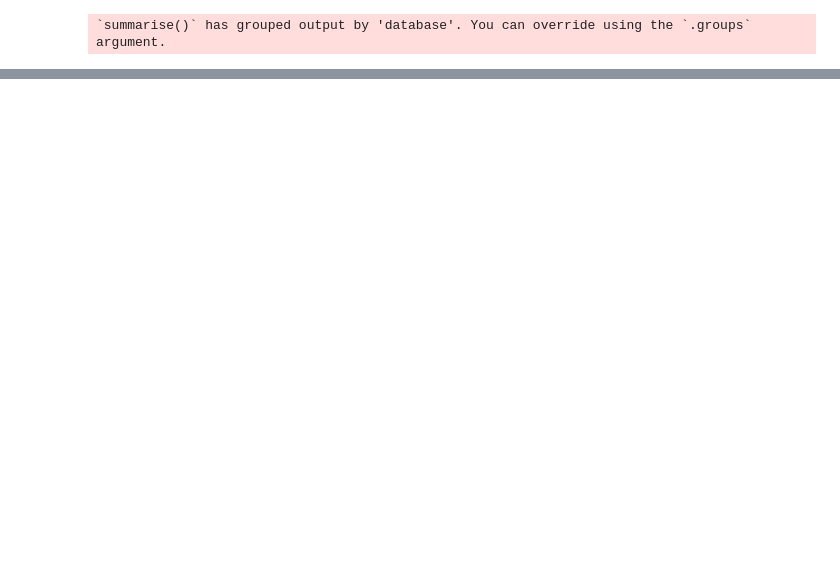
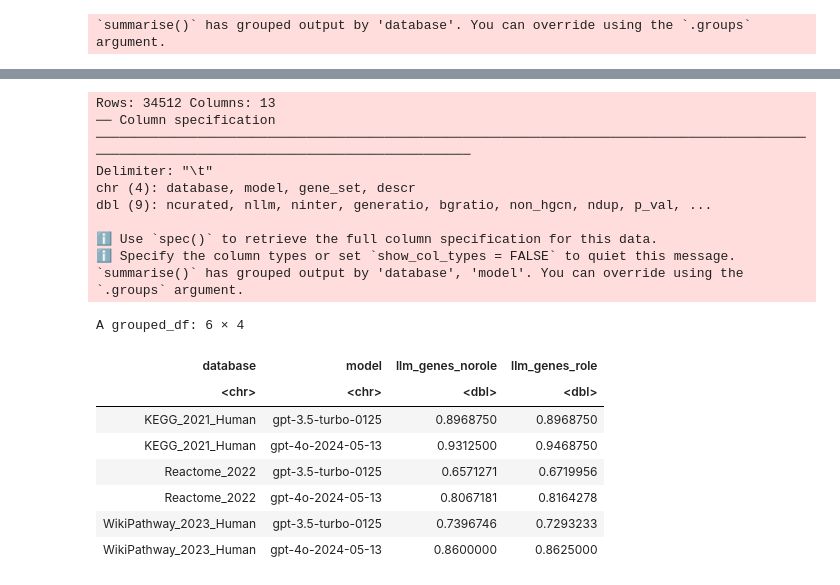
Before and after one commit to Alector-BIO/llm2geneset, a Jupyter notebook: notebooks/figures.ipynb, the cells around one changed output, grey strips where cells are left out. Cells and saved outputs as stored; diff of their text form; code cells hidden in the pictures; blank space fills up the shorter version.

```diff
--- a/notebooks/figures.ipynb
+++ b/notebooks/figures.ipynb
@@ -436,0 +216,28 @@ ggsave(filename = "figures/6_go_depth.pdf", plot = combined_plot, device = "pdf"
+# %%
+df <- readr::read_tsv("genes_overlap.tsv")
+result <- df %>%
+  filter(gene_set %in% c("llm_genes_role", "llm_genes_norole")) %>%
+  group_by(database, model, gene_set) %>%
+  summarise(fraction = mean(p_val_adj < 0.01, na.rm = TRUE))
+comparison_df <- result %>%
+  pivot_wider(names_from = gene_set, values_from = fraction)
+comparison_df
+# %% [output]
+Rows: 34512 Columns: 13
+── Column specification ───────────────────────────────────────────────────────────────────────────────────────────────────────────────────────────────────────────
+Delimiter: "\t"
+chr (4): database, model, gene_set, descr
+dbl (9): ncurated, nllm, ninter, generatio, bgratio, non_hgcn, ndup, p_val, ...
+
+ℹ Use `spec()` to retrieve the full column specification for this data.
+ℹ Specify the column types or set `show_col_types = FALSE` to quiet this message.
+`summarise()` has grouped output by 'database', 'model'. You can override using the `.groups` argument.
+A grouped_df: 6 × 4
+| database | model | llm_genes_norole | llm_genes_role |
+| <chr> | <chr> | <dbl> | <dbl> |
+| KEGG_2021_Human | gpt-3.5-turbo-0125 | 0.8968750 | 0.8968750 |
+| KEGG_2021_Human | gpt-4o-2024-05-13 | 0.9312500 | 0.9468750 |
+| Reactome_2022 | gpt-3.5-turbo-0125 | 0.6571271 | 0.6719956 |
+| Reactome_2022 | gpt-4o-2024-05-13 | 0.8067181 | 0.8164278 |
+| WikiPathway_2023_Human | gpt-3.5-turbo-0125 | 0.7396746 | 0.7293233 |
+| WikiPathway_2023_Human | gpt-4o-2024-05-13 | 0.8600000 | 0.8625000 |
```
Also changed, not shown: parts of 31 cells of this notebook, 19 other files.
